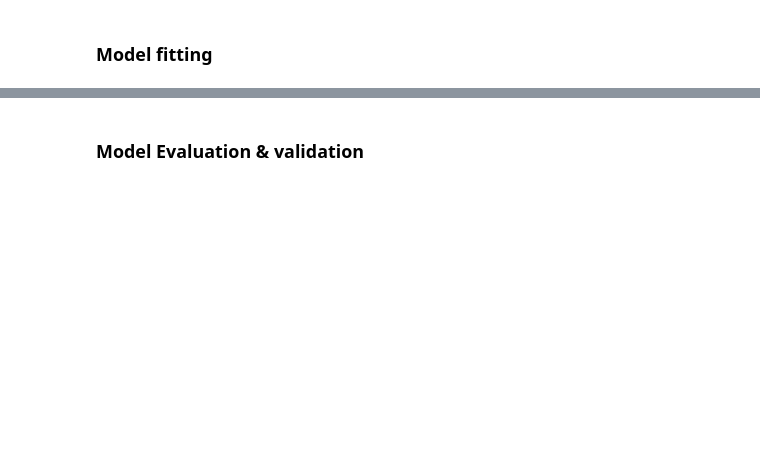
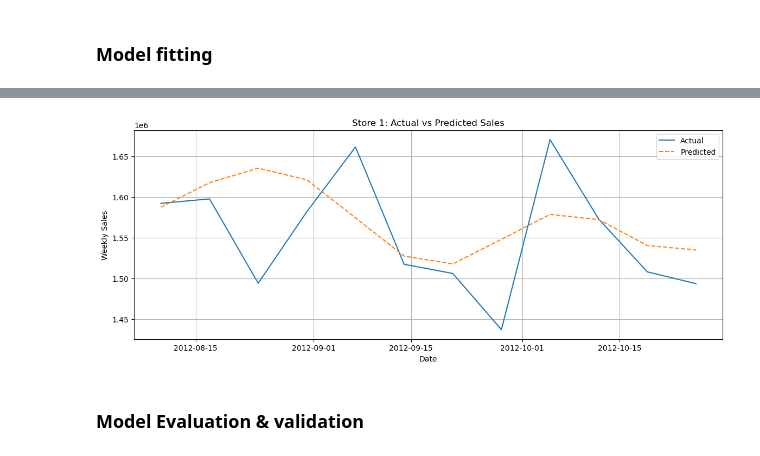
Before and after one commit to Rajwork99/Future-Sales-Forecasting, a Jupyter notebook: forcast.ipynb, the cells around one changed output, grey strips where cells are left out. Drawn from its saved outputs; the diff is of its cells as text; code cells hidden in the pictures; blank space fills up the shorter version.

```diff
--- a/forcast.ipynb
+++ b/forcast.ipynb
@@ -377,0 +692,22 @@ Percentage difference: 711.08%
+# %%
+store = 1
+
+actual = test_data[store][
+    ['Date', 'Weekly_Sales']
+].copy()
+
+predicted = forecasts[store].tail(12)[
+    ['ds', 'yhat']
+].copy()
+
+comparison = actual.merge(
+    predicted,
+    left_on='Date',
+    right_on='ds'
+)
+
+comparison = comparison[
+    ['Date', 'Weekly_Sales', 'yhat']
+]
+
+comparison.head(12)
@@ -378,2 +728,26 @@ Percentage difference: 711.08%
+# %%
+plt.figure(figsize=(14, 5))
+
+plt.plot(
+    comparison['Date'],
+    comparison['Weekly_Sales'],
+    label='Actual'
+)
+
+plt.plot(
+    comparison['Date'],
+    comparison['yhat'],
+    label='Predicted',
+    linestyle='--'
+)
+
+plt.title('Store 1: Actual vs Predicted Sales')
+plt.xlabel('Date')
+plt.ylabel('Weekly Sales')
+plt.legend()
+plt.grid()
+plt.show()
+# %% [output]
+[figure, added]
 # %% [markdown]
 ### Model Evaluation & validation
```
Also changed, not shown: parts of 35 cells of this notebook.
